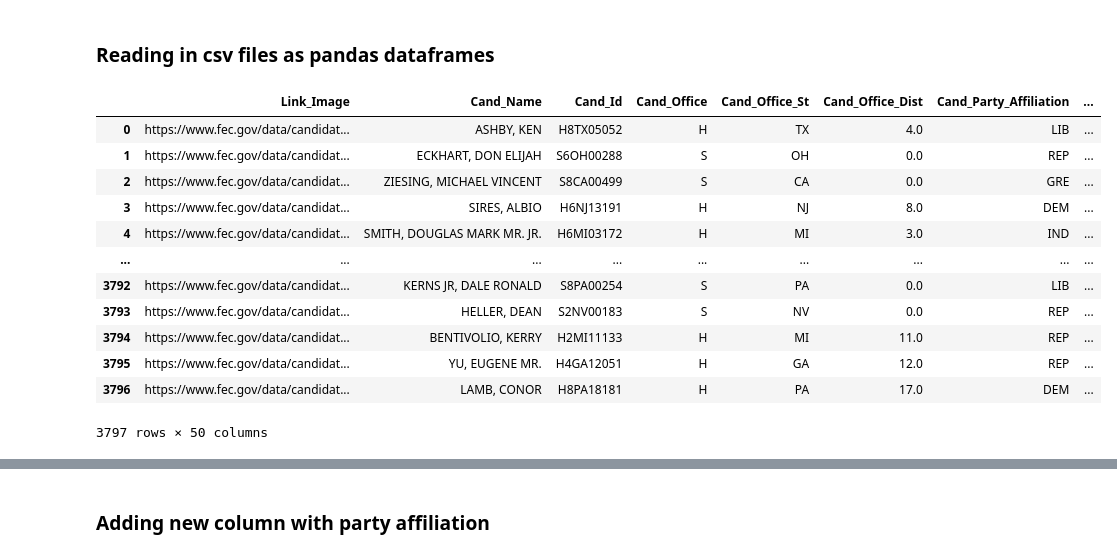
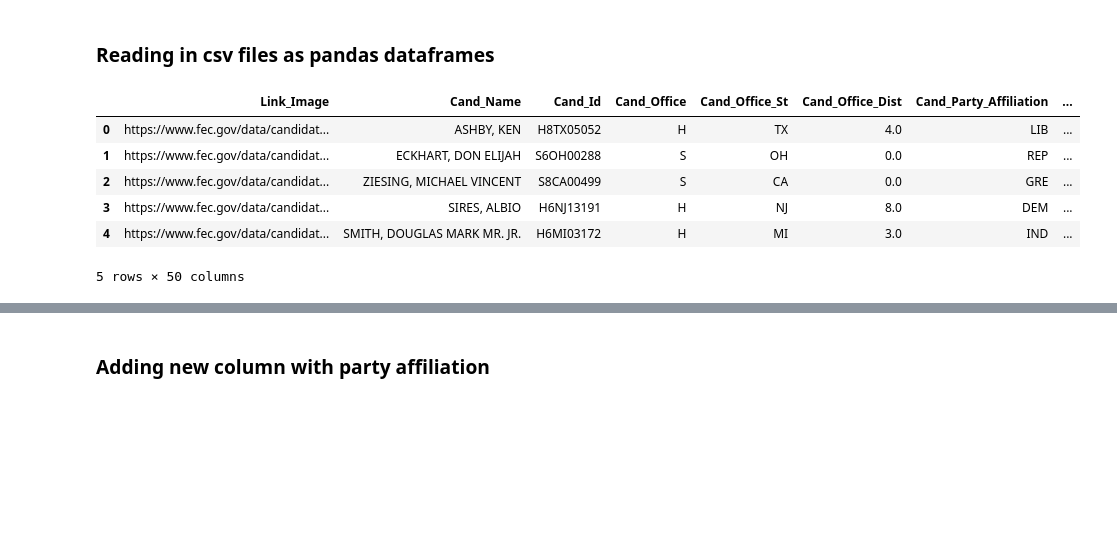
Before and after one commit to azhouzhu/Data102_Final_Project, a Jupyter notebook: Data 102 Project.ipynb, the cells around one changed output, grey strips where cells are left out. Cells and saved outputs as stored; diff of their text form; code cells hidden in the pictures; blank space fills up the shorter version.

```diff
--- a/Data 102 Project.ipynb
+++ b/Data 102 Project.ipynb
@@ -13,21 +13,15 @@ import seaborn as sns
 # %%
 # All candidates spending 2017-2018 dataset into pandas dataframe
 finances = pd.read_csv("candidate_summary_2018.csv")
-finances
+finances.head(5)
 # %% [output]
 |  | Link_Image | Cand_Name | Cand_Id | Cand_Office | Cand_Office_St | Cand_Office_Dist | Cand_Party_Affiliation | ... |
 | 0 | https://www.fec.gov/data/candidat... | ASHBY, KEN | H8TX05052 | H | TX | 4.0 | LIB | ... |
 | 1 | https://www.fec.gov/data/candidat... | ECKHART, DON ELIJAH | S6OH00288 | S | OH | 0.0 | REP | ... |
 | 2 | https://www.fec.gov/data/candidat... | ZIESING, MICHAEL VINCENT | S8CA00499 | S | CA | 0.0 | GRE | ... |
 | 3 | https://www.fec.gov/data/candidat... | SIRES, ALBIO | H6NJ13191 | H | NJ | 8.0 | DEM | ... |
 | 4 | https://www.fec.gov/data/candidat... | SMITH, DOUGLAS MARK MR. JR. | H6MI03172 | H | MI | 3.0 | IND | ... |
-| ... | ... | ... | ... | ... | ... | ... | ... | ... |
-| 3792 | https://www.fec.gov/data/candidat... | KERNS JR, DALE RONALD | S8PA00254 | S | PA | 0.0 | LIB | ... |
-| 3793 | https://www.fec.gov/data/candidat... | HELLER, DEAN | S2NV00183 | S | NV | 0.0 | REP | ... |
-| 3794 | https://www.fec.gov/data/candidat... | BENTIVOLIO, KERRY | H2MI11133 | H | MI | 11.0 | REP | ... |
-| 3795 | https://www.fec.gov/data/candidat... | YU, EUGENE MR. | H4GA12051 | H | GA | 12.0 | REP | ... |
-| 3796 | https://www.fec.gov/data/candidat... | LAMB, CONOR | H8PA18181 | H | PA | 17.0 | DEM | ... |
-3797 rows × 50 columns
+5 rows × 50 columns
 # %%
 # Democrat dataset made into pandas dataframe
 dem_cand = pd.read_csv("dem_candidates.csv")
```
Also changed, not shown: parts of 16 cells of this notebook.
